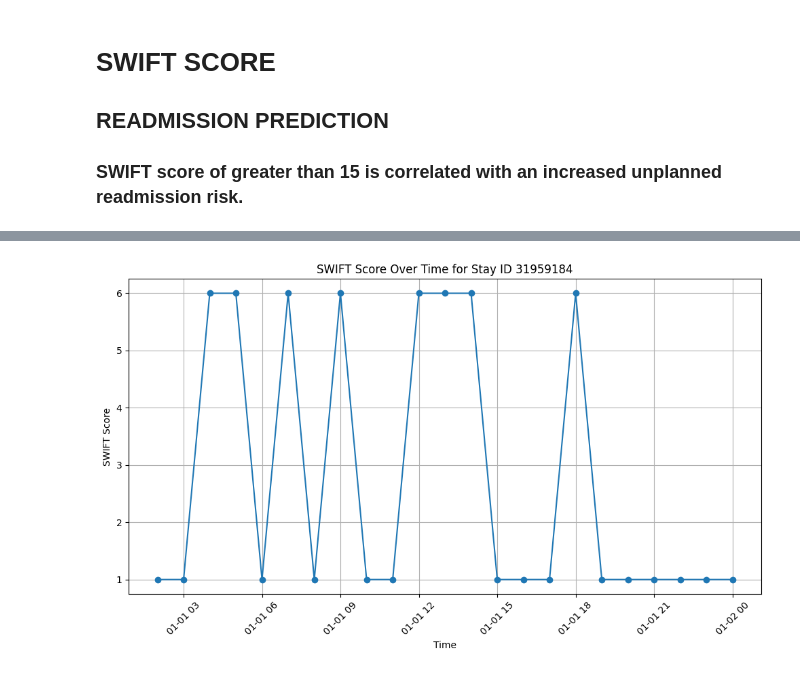
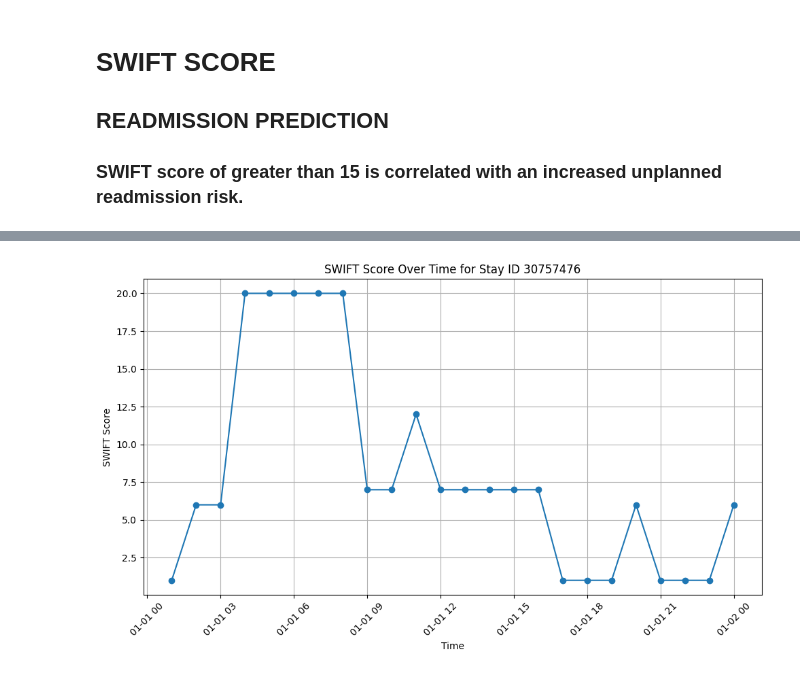
Before and after one commit to Amlan125/Optifox, a Jupyter notebook: reports/SWIFT.ipynb, the cells around one changed output, grey strips where cells are left out. Saved outputs shown, nothing was run; the diff lists cells and outputs as text; code cells hidden in the pictures.

```diff
--- a/reports/SWIFT.ipynb
+++ b/reports/SWIFT.ipynb
@@ -130,21 +94,21 @@ def calculate_swift_score(row):
 # %%
 merged_df['SWIFT_score'] = merged_df.apply(calculate_swift_score, axis=1)
 # %%
-specific_stay_id = 31959184
+specific_stay_id = 30757476
 filtered_data = merged_df[merged_df['stay_id'] == specific_stay_id]
 
 filtered_data.loc[:, 'abs_event_time'] = pd.to_datetime(filtered_data['abs_event_time'])
 # SWIFT score
 plt.figure(figsize=(10, 6))
 plt.plot(filtered_data['abs_event_time'], filtered_data['SWIFT_score'], marker='o')
 plt.title(f'SWIFT Score Over Time for Stay ID {specific_stay_id}')
 plt.xlabel('Time')
 plt.ylabel('SWIFT Score')
 plt.grid(True)
-plt.xticks(rotation=45)  # Etiketleri daha okunabilir yapmak için
+plt.xticks(rotation=45)
 plt.tight_layout()
 plt.show()
 # %% [output]
-[figure, old version]
+[figure, new version]
 # %%
 print(merged_df['stay_id'].unique())
```
Also changed, not shown: parts of 7 cells of this notebook, 1 other file.
